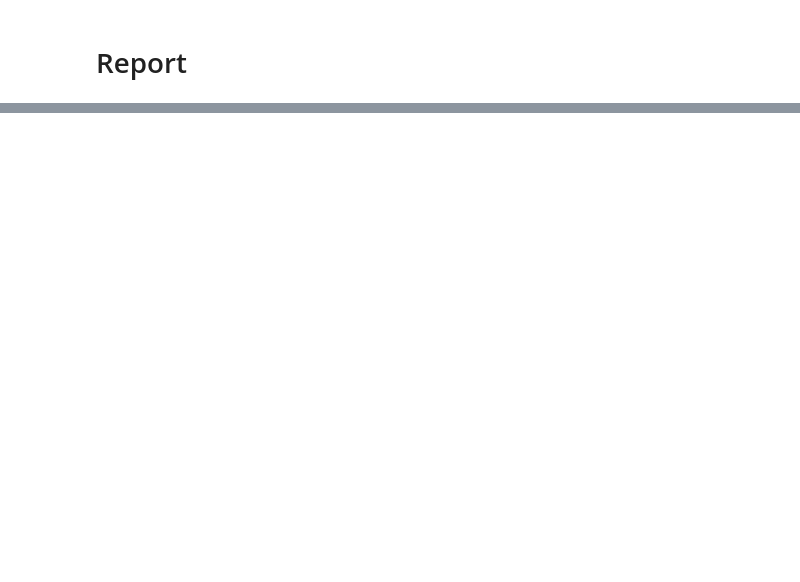
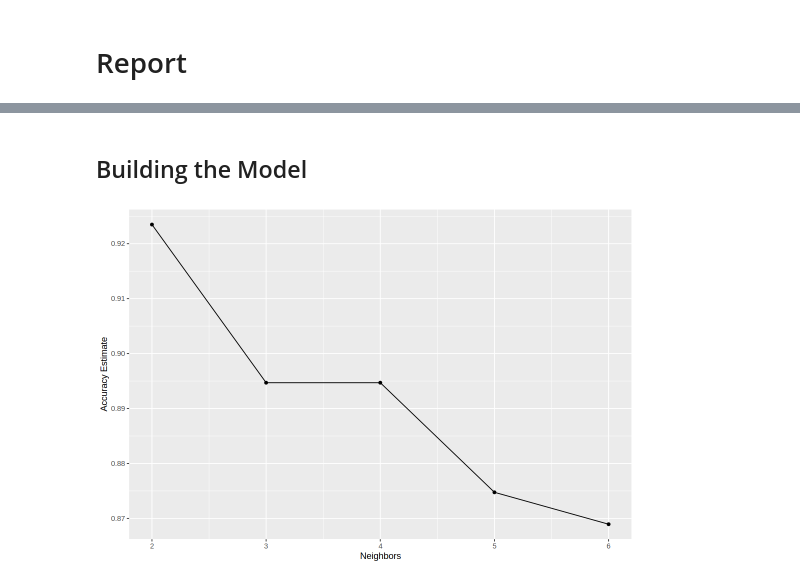
Before and after one commit to nlmanama/DSCI100-GroupProject, a Jupyter notebook: report.ipynb, the cells around one changed output, grey strips where cells are left out. Cells and saved outputs as stored; diff of their text form; code cells hidden in the pictures; blank space fills up the shorter version.

```diff
--- a/report.ipynb
+++ b/report.ipynb
@@ -86,0 +250,44 @@ reference
+# %% [markdown]
+## Building the Model
+# %%
+# balance data set
+set.seed(321)
+ups_recipe <- recipe(Type ~ ., data = glass_train) |>
+    step_upsample(Type, over_ratio = 1, skip = FALSE) |>
+    prep()
+
+ups_glass_train <- bake(ups_recipe, glass_train)
+
+# Finding the best k value
+library(themis)
+
+knn_spec <- nearest_neighbor(weight_func = "rectangular", neighbor = tune()) |>
+    set_engine("kknn") |>
+    set_mode("classification")
+
+
+knn_recipe <- recipe(Type ~., data = ups_glass_train) |>
+    step_scale(all_predictors()) |>
+    step_center(all_predictors())
+
+knn_vfold <- vfold_cv(ups_glass_train, v = 5, strata = Type)
+
+knn_results <- workflow() |>
+    add_recipe(knn_recipe) |>
+    add_model(knn_spec) |>
+    tune_grid(resamples = knn_vfold, grid = tibble(neighbors = c(2, 3, 4, 5, 6))) |>
+    collect_metrics()
+
+accuracies <- knn_results |>
+    filter(.metric == 'accuracy')
+
+cross_val_plot <- accuracies |>
+    ggplot(aes(x = neighbors, y = mean)) +
+    geom_point() +
+    geom_line() +
+    labs(x = "Neighbors",
+        y = "Accuracy Estimate")
+
+cross_val_plot
+# %% [output]
+[figure, added]
```
Also changed, not shown: parts of 21 cells of this notebook, 1 other file.
